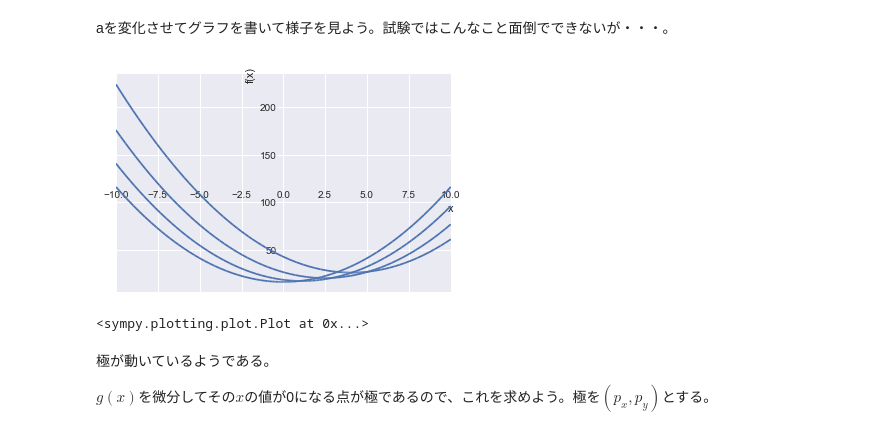
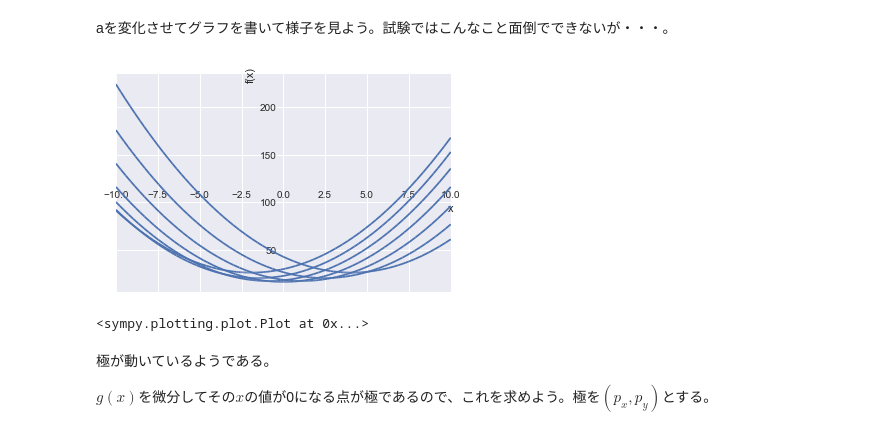
Before and after one commit to hogenimushi/MLBasis, a Jupyter notebook: CenterTest2017MathIAQ3.ipynb, the cells around one changed output. Saved outputs shown, nothing was run; the diff lists cells and outputs as text; code cells hidden in the pictures.

```diff
--- a/CenterTest2017MathIAQ3.ipynb
+++ b/CenterTest2017MathIAQ3.ipynb
@@ -47,9 +47,10 @@ g
 # %% [markdown]
 aを変化させてグラフを書いて様子を見よう。試験ではこんなこと面倒でできないが・・・。
 # %%
-splt.plot(g.subs(a,0),g.subs(a,0.2),g.subs(a,0.4),g.subs(a,0.6))
+splt.plot(g.subs(a,-0.6),g.subs(a,-0.4),g.subs(a,-0.2),
+    g.subs(a,0),g.subs(a,0.2),g.subs(a,0.4),g.subs(a,0.6))
 # %% [output]
-[figure, old version]
+[figure, new version]
 <sympy.plotting.plot.Plot at 0x...>
 # %% [markdown]
 極が動いているようである。
```
Also changed, not shown: parts of 1 cell of this notebook.
